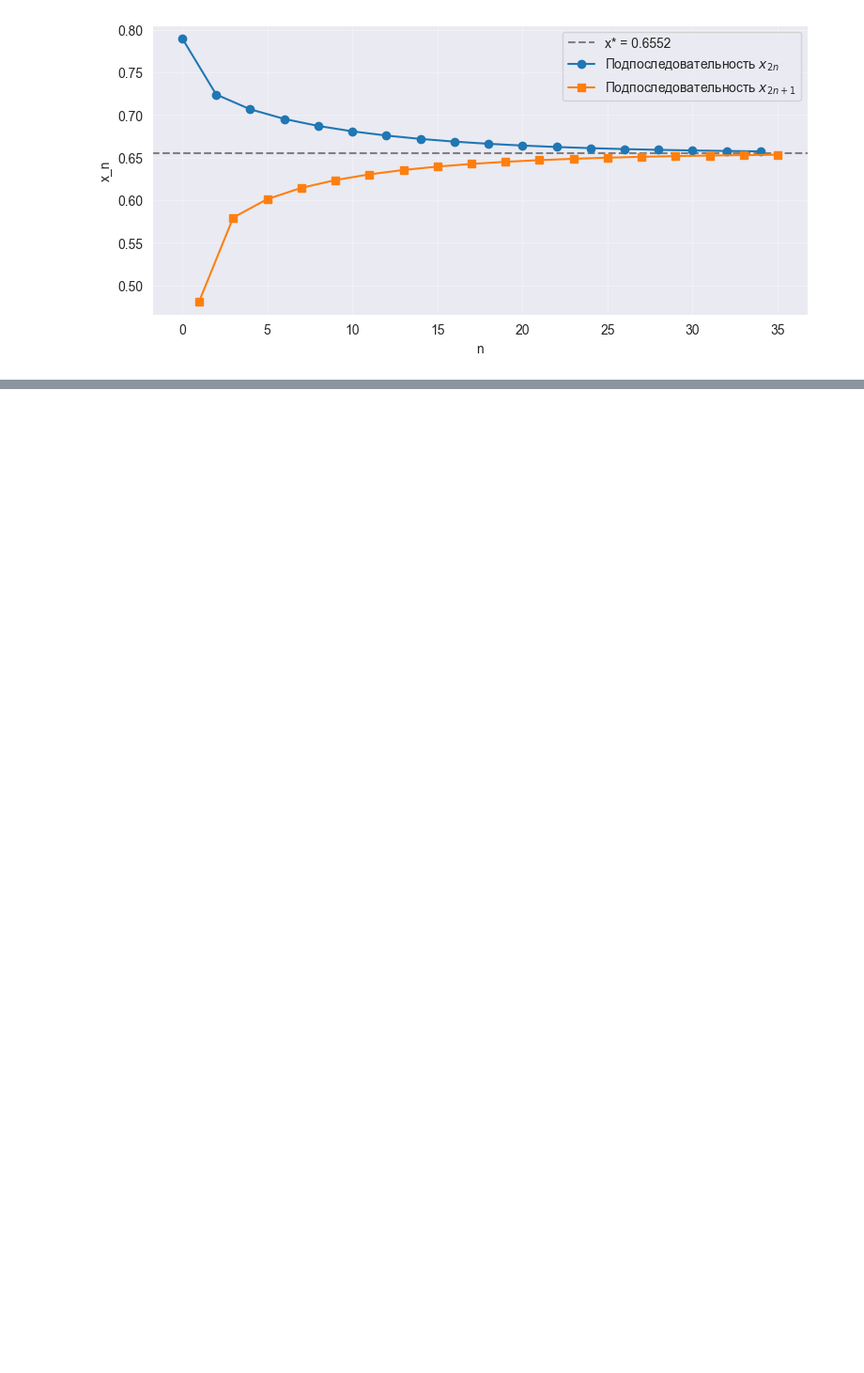
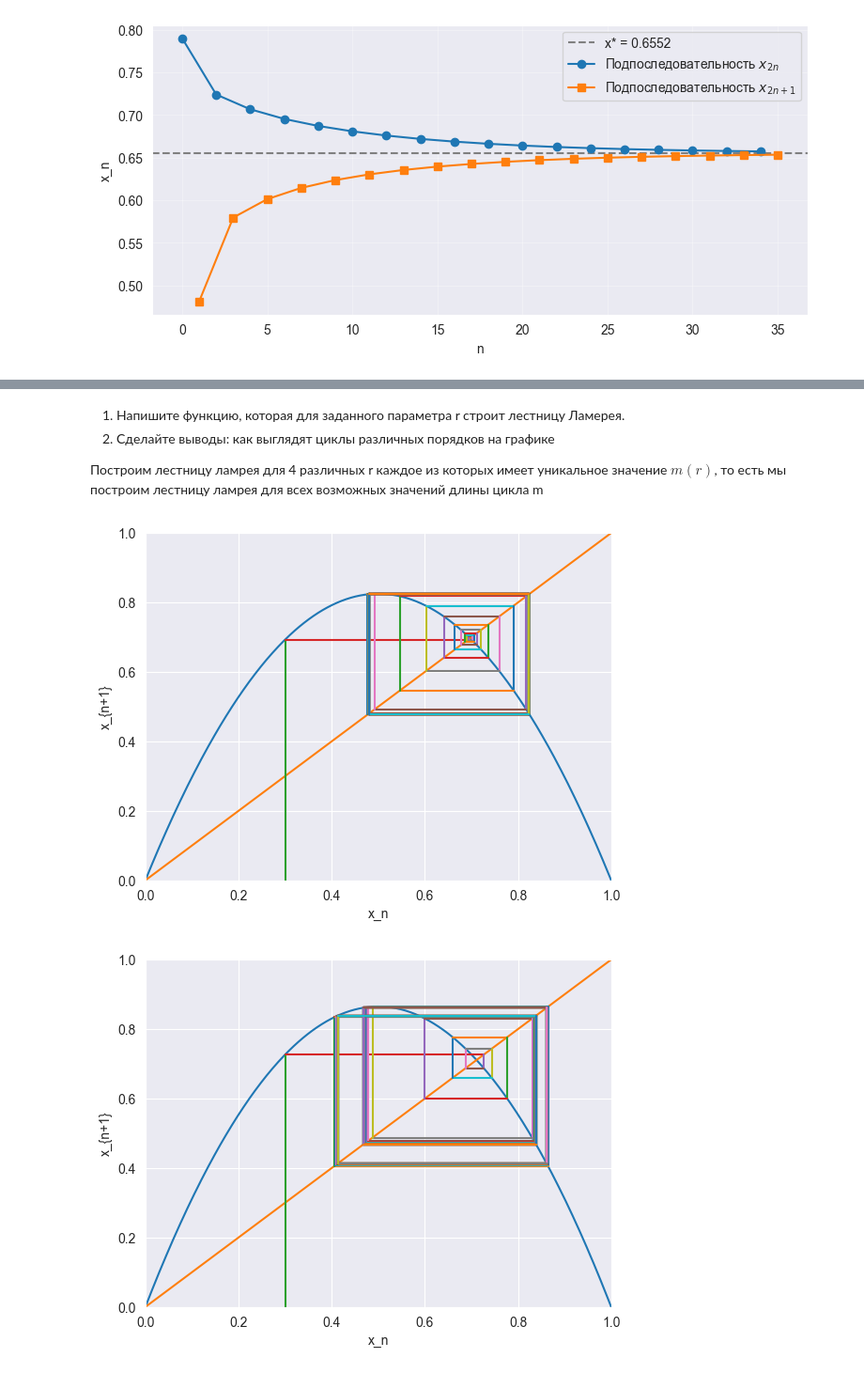
Before and after one commit to OXYgenRu/MatanLabS1, a Jupyter notebook: solve.ipynb, the cells around one changed output, grey strips where cells are left out. Shown at 94% size. Drawn from its saved outputs; the diff is of its cells as text; code cells hidden in the pictures; blank space fills up the shorter version.

```diff
--- a/solve.ipynb
+++ b/solve.ipynb
@@ -216,0 +295,40 @@ $x=\frac{-r \pm \sqrt{9r^2-4r}}{2r}=\frac{-1\pm\sqrt{9-\frac{4}{r}}}{2}$
+# %% [markdown]
+1. Напишите функцию, которая для заданного параметра r
+строит лестницу Ламерея.
+2. Сделайте выводы: как выглядят циклы различных порядков на графике
+
+Построим лестницу ламрея для 4 различных r каждое из которых имеет уникальное значение $m(r)$, то есть мы построим лестницу ламрея для всех возможных значений длины цикла m
+# %%
+def f_logistic(x, r):
+    return r * x * (1 - x)
+
+def lamerey_staircase(r, x0=0.3, n_steps=50):
+    xs = np.linspace(0, 1, 400)
+    ys = f_logistic(xs, r)
+
+    fig, ax = plt.subplots()
+    ax.plot(xs, ys)
+    ax.plot(xs, xs)
+
+    x = x0
+    y = 0.0
+    for _ in range(n_steps):
+        y_new = f_logistic(x, r)
+        ax.plot([x, x], [y, y_new])
+        ax.plot([x, y_new], [y_new, y_new])
+        x = y_new
+        y = y_new
+
+    ax.set_xlim(0, 1)
+    ax.set_ylim(0, 1)
+    ax.set_xlabel("x_n")
+    ax.set_ylabel("x_{n+1}")
+    plt.show()
+steps = 100
+lamerey_staircase(r=3.3, x0=0.3, n_steps=steps)
+lamerey_staircase(r=3.46, x0=0.3, n_steps=steps)
+lamerey_staircase(r=3.54703, x0=0.3, n_steps=steps)
+lamerey_staircase(r=3.568, x0=0.3, n_steps=steps)
+# %% [output]
+[figure, added]
+[figure, added]
```
Also changed, not shown: parts of 11 cells of this notebook.
